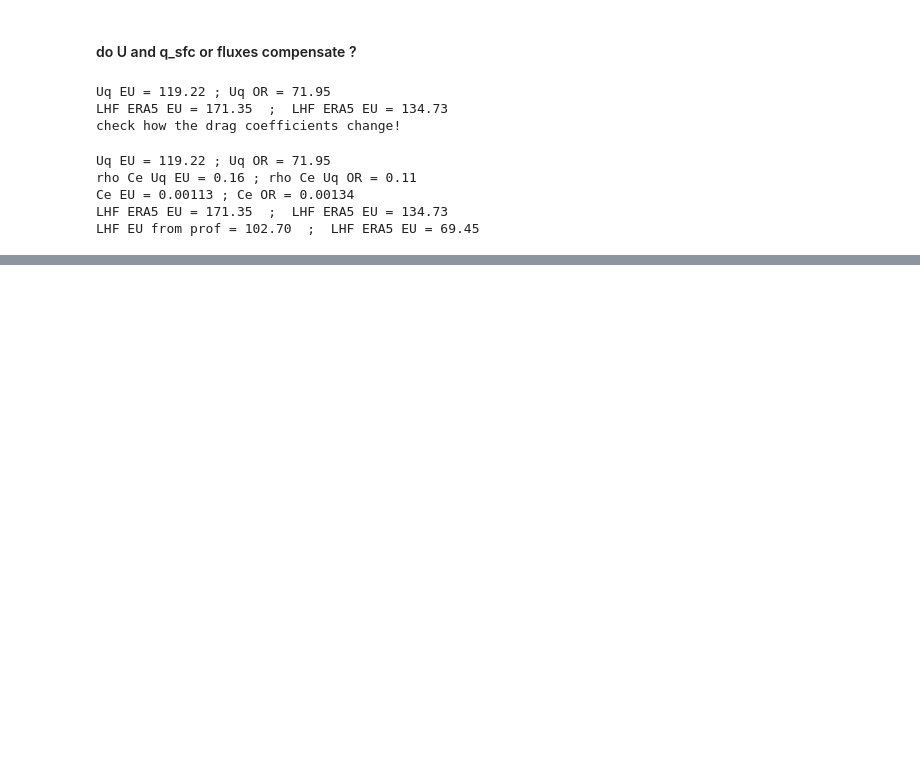
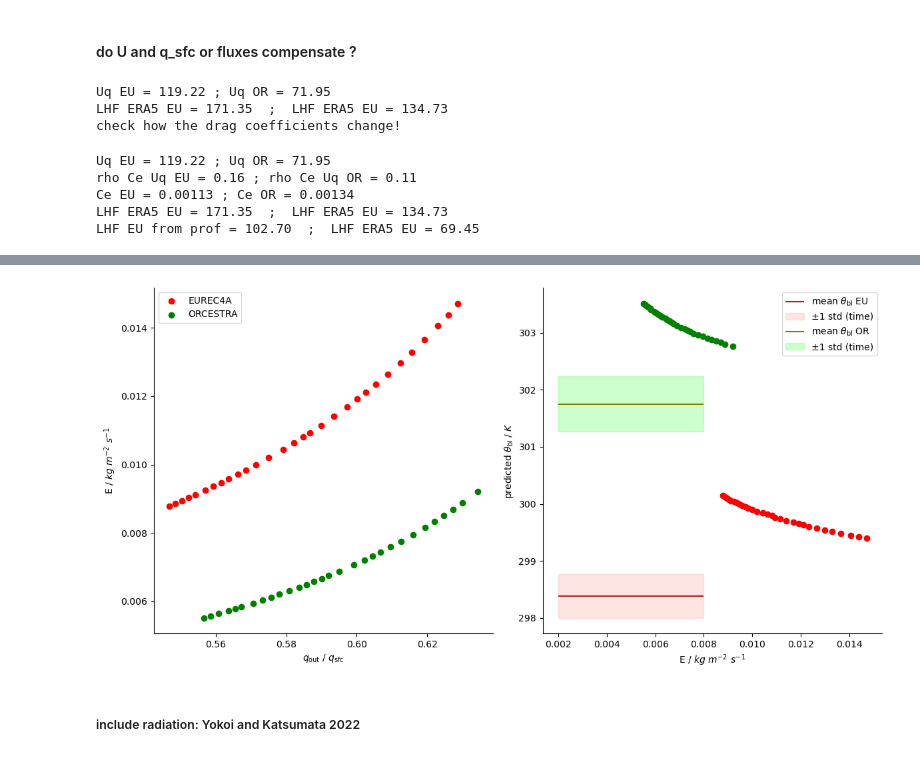
Before and after one commit to meteorologopazzo/BCO_observational, a Jupyter notebook: moisture_control_bulk.ipynb, the cells around one changed output, grey strips where cells are left out. Saved outputs shown, nothing was run; the diff lists cells and outputs as text; code cells hidden in the pictures; blank space fills up the shorter version.

```diff
--- a/moisture_control_bulk.ipynb
+++ b/moisture_control_bulk.ipynb
@@ -278,0 +314,62 @@ plt.show()
+# %%
+fig, ax = plt.subplots(1,2, figsize=(12, 6))
+
+#### report E for values of q_out
+ax[0].scatter(q_out_eu/q_sfc_eu, E_values_eu, color="red", label="EUREC4A")
+ax[0].scatter(q_out_or/q_sfc_or, E_values_or, color="green", label="ORCESTRA")
+
+ax[0].set_xlabel(r"$q_\mathrm{out}$ / $q_\mathrm{sfc}$")
+# ax[0].set_xlabel(r"$\chi$")
+ax[0].set_ylabel(r"E / $kg~m^{-2}~s^{-1}$")
+ax[0].legend()
+
+
+
+
+
+
+#### compare predicted theta with actual theta
+
+ax[1].scatter(E_values_eu, theta_pred_eu, color="red")
+ax[1].scatter(E_values_or, theta_pred_or, color="green")
+
+ax[1].hlines(theta_bl_eu, xmin=2e-3, xmax=8e-3, color="firebrick", label=r"mean $\theta_\mathrm{bl}$ EU")
+ax[1].fill_between(
+    [2e-3, 8e-3],
+    (theta_bl_eu - th_var_eu) ,
+    (theta_bl_eu + th_var_eu) ,
+    color="salmon",
+    alpha=0.2,
+    label='±1 std (time)'
+)
+
+
+
+ax[1].hlines(theta_bl_or, xmin=2e-3, xmax=8e-3, color="olive", label=r"mean $\theta_\mathrm{bl}$ OR")
+ax[1].fill_between(
+    [2e-3, 8e-3],
+    (theta_bl_or - th_var_or) ,
+    (theta_bl_or + th_var_or) ,
+    color="lime",
+    alpha=0.2,
+    label='±1 std (time)'
+)
+
+
+
+ax[1].set_xlabel(r"E / $kg~m^{-2}~s^{-1}$")
+ax[1].set_ylabel(r"predicted $\theta_\mathrm{bl}$ / $K$")
+ax[1].legend()
+
+for x in ax:
+    for spine in ['top', 'right']:
+        x.spines[spine].set_visible(False)
+
+
+
+plt.tight_layout()
+plt.show()
+# %% [output]
+[figure, added]
+# %% [markdown]
+##### include radiation: Yokoi and Katsumata 2022
```
Also changed, not shown: parts of 16 cells of this notebook.
